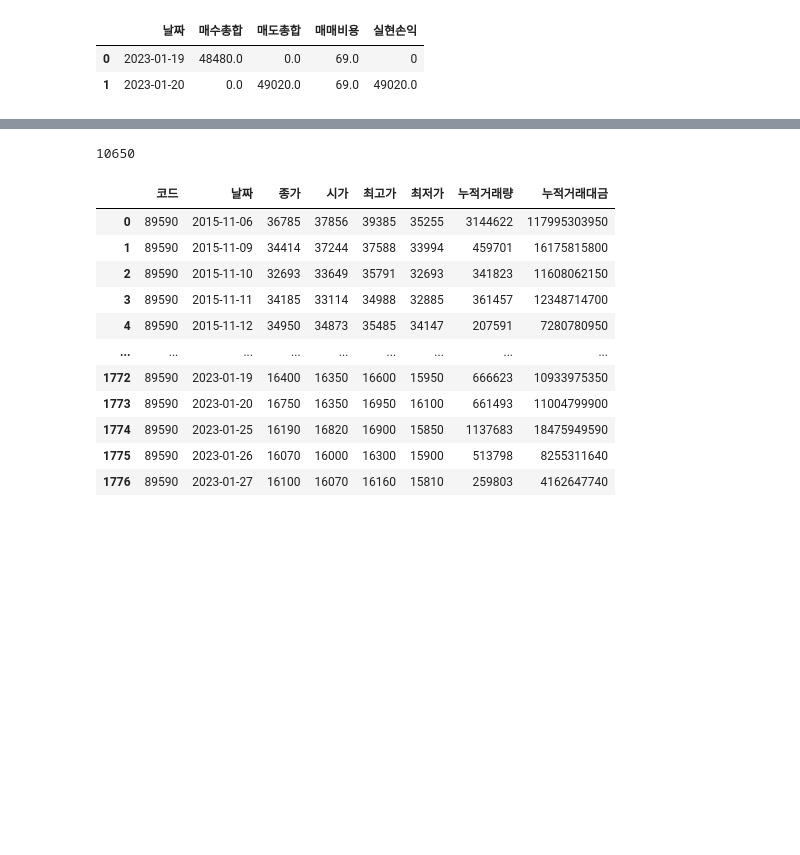
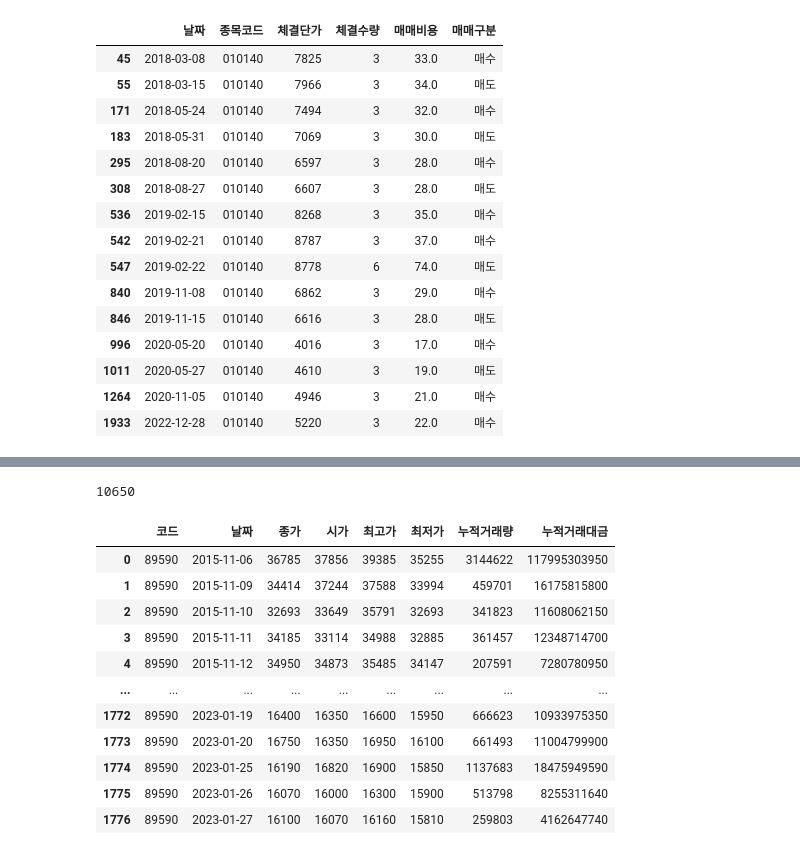
Before and after one commit to eseom31/Kis_Api_test, a Jupyter notebook: main_test.ipynb, the cells around one changed output, grey strips where cells are left out. Saved outputs shown, nothing was run; the diff lists cells and outputs as text; code cells hidden in the pictures; blank space fills up the shorter version.

```diff
--- a/main_test.ipynb
+++ b/main_test.ipynb
@@ -38,2 +35,2 @@ df.loc[df['날짜'] == '20230120', 'sell'] = True
 # %%
-bt.MONEY = 100000
+bt.MONEY = 2000000
@@ -78,8 +76,22 @@ bt.JOUNAL
+# %%
+bt.JOUNAL[bt.JOUNAL['종목코드'] == '010140']
+# %% [output]
+|  | 날짜 | 종목코드 | 체결단가 | 체결수량 | 매매비용 | 매매구분 |
+| 45 | 2018-03-08 | 010140 | 7825 | 3 | 33.0 | 매수 |
+| 55 | 2018-03-15 | 010140 | 7966 | 3 | 34.0 | 매도 |
+| 171 | 2018-05-24 | 010140 | 7494 | 3 | 32.0 | 매수 |
+| 183 | 2018-05-31 | 010140 | 7069 | 3 | 30.0 | 매도 |
+| 295 | 2018-08-20 | 010140 | 6597 | 3 | 28.0 | 매수 |
+| 308 | 2018-08-27 | 010140 | 6607 | 3 | 28.0 | 매도 |
+| 536 | 2019-02-15 | 010140 | 8268 | 3 | 35.0 | 매수 |
+| 542 | 2019-02-21 | 010140 | 8787 | 3 | 37.0 | 매수 |
+| 547 | 2019-02-22 | 010140 | 8778 | 6 | 74.0 | 매도 |
+| 840 | 2019-11-08 | 010140 | 6862 | 3 | 29.0 | 매수 |
+| 846 | 2019-11-15 | 010140 | 6616 | 3 | 28.0 | 매도 |
+| 996 | 2020-05-20 | 010140 | 4016 | 3 | 17.0 | 매수 |
+| 1011 | 2020-05-27 | 010140 | 4610 | 3 | 19.0 | 매도 |
+| 1264 | 2020-11-05 | 010140 | 4946 | 3 | 21.0 | 매수 |
+| 1933 | 2022-12-28 | 010140 | 5220 | 3 | 22.0 | 매수 |
 # %%
 bt.update_information()
-bt.ECONO_INFORM
-# %% [output]
-|  | 날짜 | 매수총합 | 매도총합 | 매매비용 | 실현손익 |
-| 0 | 2023-01-19 | 48480.0 | 0.0 | 69.0 | 0 |
-| 1 | 2023-01-20 | 0.0 | 49020.0 | 69.0 | 49020.0 |
 # %%
```
Also changed, not shown: parts of 17 cells of this notebook, 1 other file.
